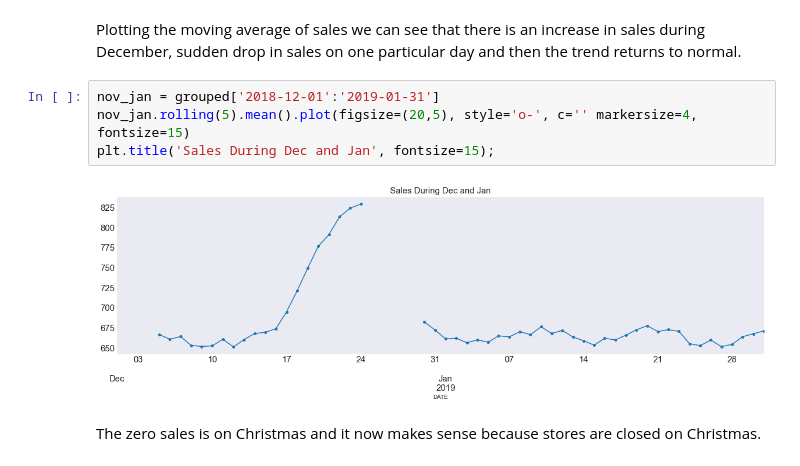
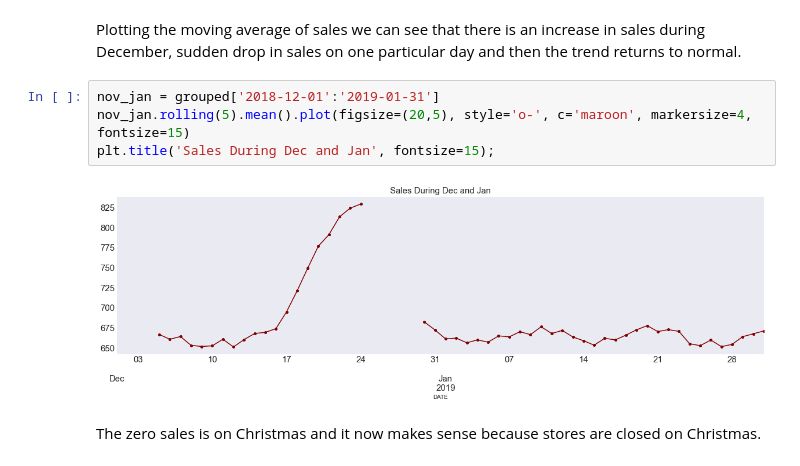
Before and after one commit to surendranj/Quantium-Virtual-Internship, a Jupyter notebook: Data preparation and customer analytics/Data preparation and customer analytics v2.ipynb, the cells around one changed output. Saved outputs shown, nothing was run; the diff lists cells and outputs as text.

```diff
--- a/Data preparation and customer analytics/Data preparation and customer analytics v2.ipynb
+++ b/Data preparation and customer analytics/Data preparation and customer analytics v2.ipynb
@@ -149,10 +149,10 @@ plt.title('Daily Sales', fontsize=15);
 Plotting the moving average of sales we can see that there is an increase in sales during December, sudden drop in sales on one particular day and then the trend returns to normal.
 # %%
 nov_jan = grouped['2018-12-01':'2019-01-31']
-nov_jan.rolling(5).mean().plot(figsize=(20,5), style='o-', c='' markersize=4, fontsize=15)
+nov_jan.rolling(5).mean().plot(figsize=(20,5), style='o-', c='maroon', markersize=4, fontsize=15)
 plt.title('Sales During Dec and Jan', fontsize=15);
 # %% [output]
-[figure, old version]
+[figure, new version]
 # %% [markdown]
 The zero sales is on Christmas and it now makes sense because stores are closed on Christmas.
 # %%
```
